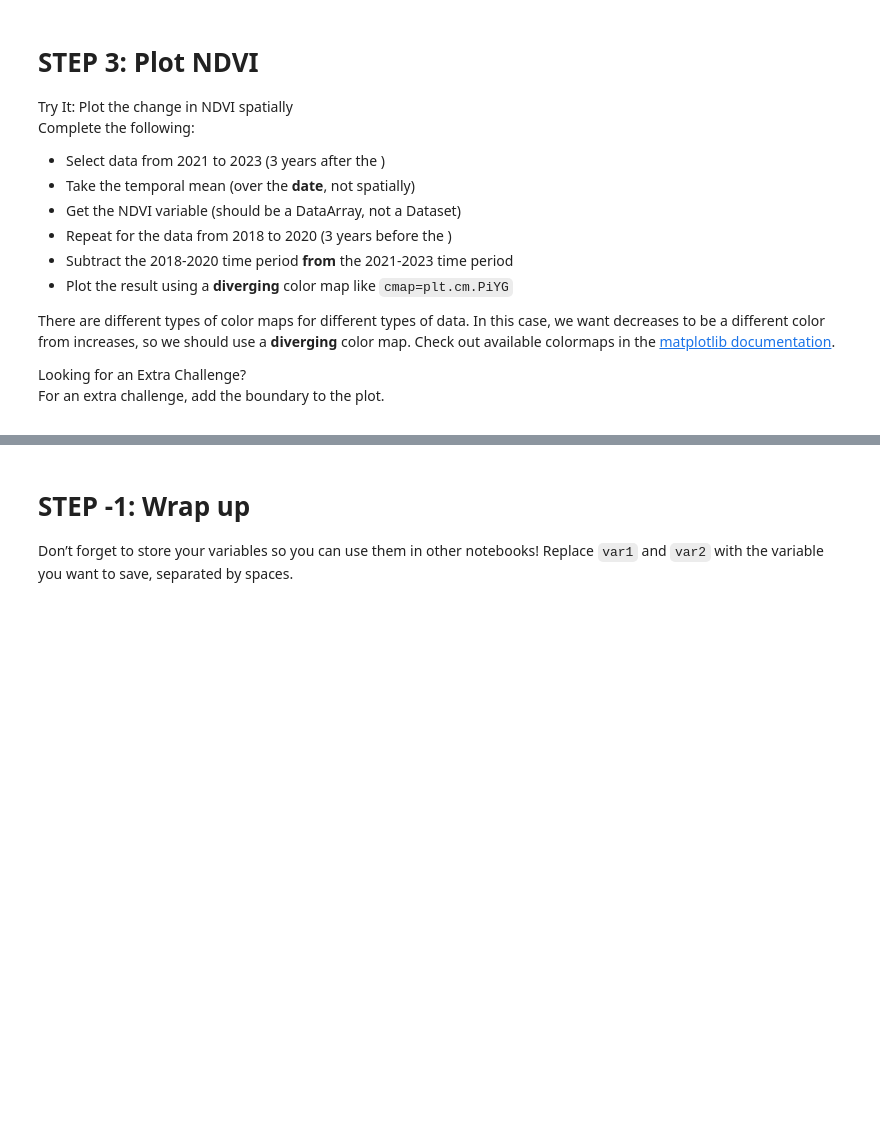
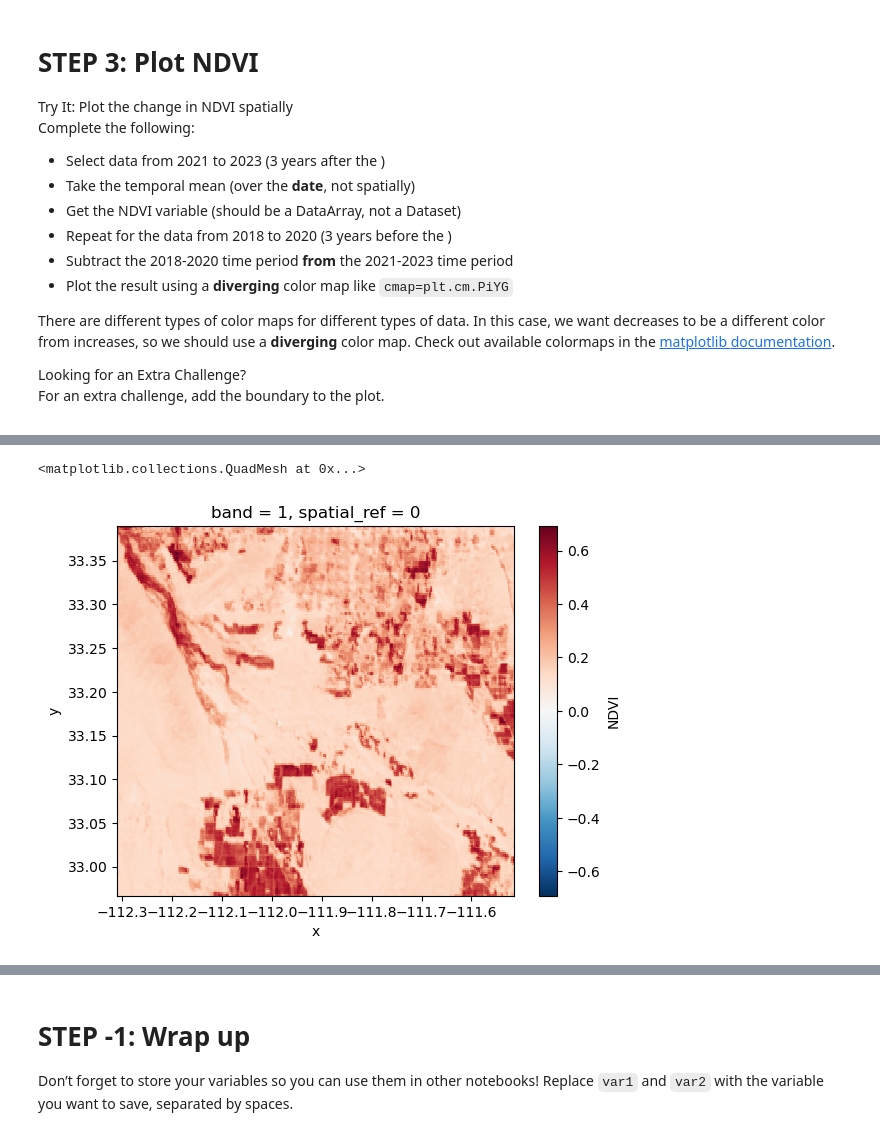
Before and after one commit to earthlab-education/04-vegetation-nkoppa, a Jupyter notebook: notebooks/vegetation-03-plot.ipynb, the cells around one changed output, grey strips where cells are left out. Saved outputs shown, nothing was run; the diff lists cells and outputs as text; code cells hidden in the pictures; blank space fills up the shorter version.

```diff
--- a/notebooks/vegetation-03-plot.ipynb
+++ b/notebooks/vegetation-03-plot.ipynb
@@ -117,3 +133,9 @@ data-__quarto_custom_id="3"></span> boundary to the plot.</p></div></div>
+# %%
+mean_ndvi_2001_2011 = ndvi_da.sel(date=slice('2001', '2011')).mean('date').NDVI
+mean_ndvi_2001_2011.plot()
+# %% [output]
+<matplotlib.collections.QuadMesh at 0x...>
+[figure, added]
 # %%
 # Compute the difference in NDVI before and after
 
```
Also changed, not shown: parts of 7 cells of this notebook.
